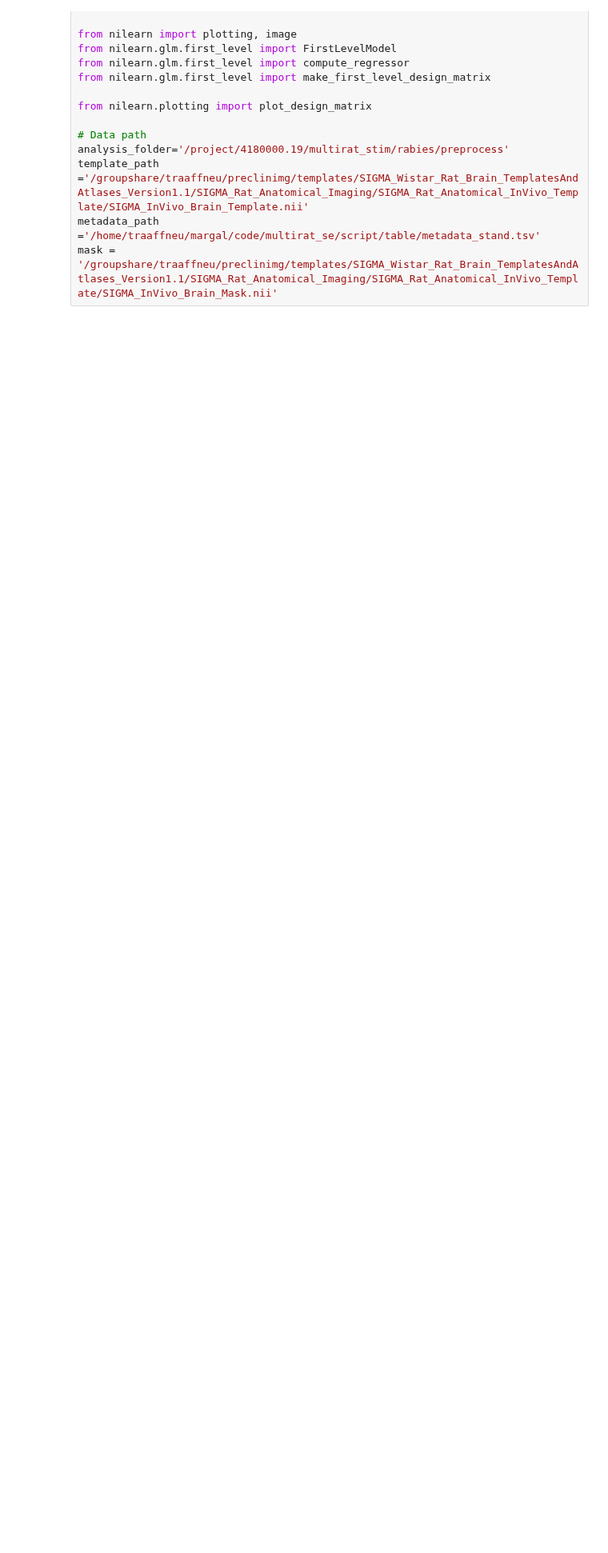
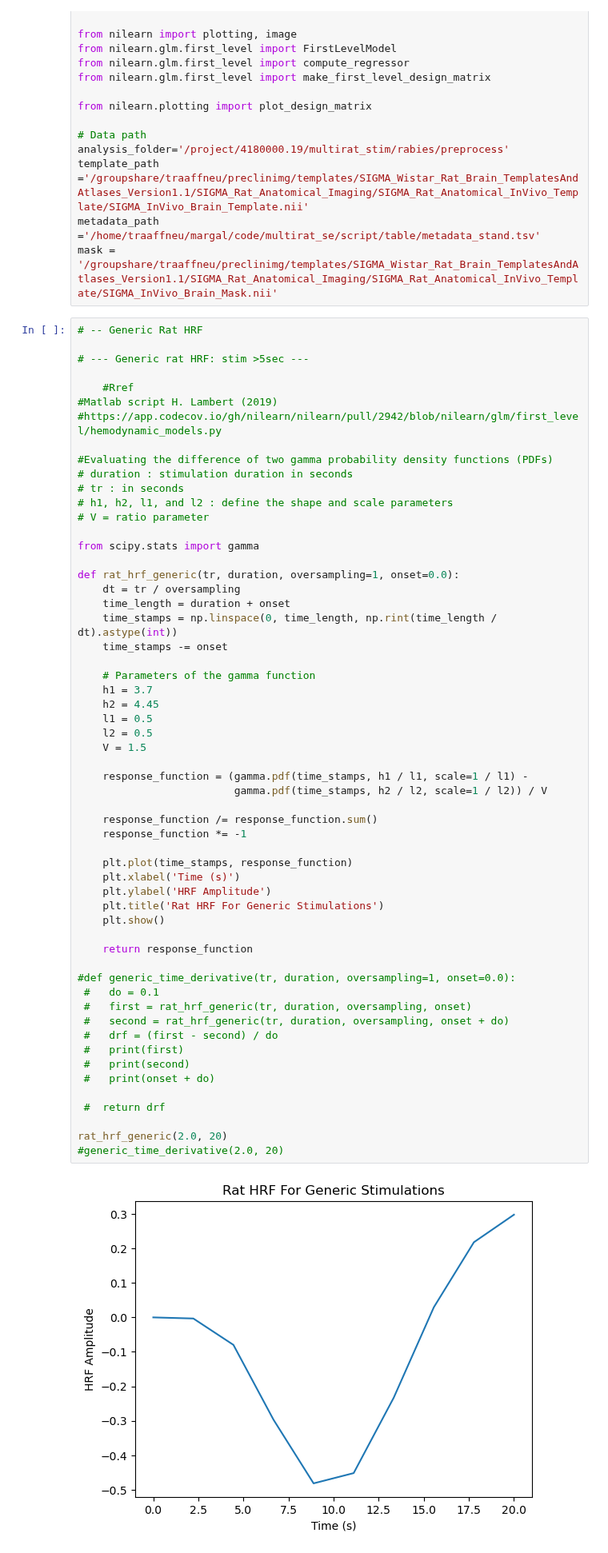
Before and after one commit to grandjeanlab/multirat_se, a Jupyter notebook: script/scratch_rat_hrf.ipynb, the cells around one changed output. Shown at 80% size. Cells and saved outputs as stored; diff of their text form; blank space fills up the shorter version.

```diff
--- a/script/scratch_rat_hrf.ipynb
+++ b/script/scratch_rat_hrf.ipynb
@@ -19,3 +19,62 @@ analysis_folder='/project/4180000.19/multirat_stim/rabies/preprocess'
 template_path ='/groupshare/traaffneu/preclinimg/templates/SIGMA_Wistar_Rat_Brain_TemplatesAndAtlases_Version1.1/SIGMA_Rat_Anatomical_Imaging/SIGMA_Rat_Anatomical_InVivo_Template/SIGMA_InVivo_Brain_Template.nii'
 metadata_path ='/home/traaffneu/margal/code/multirat_se/script/table/metadata_stand.tsv'
 mask = '/groupshare/traaffneu/preclinimg/templates/SIGMA_Wistar_Rat_Brain_TemplatesAndAtlases_Version1.1/SIGMA_Rat_Anatomical_Imaging/SIGMA_Rat_Anatomical_InVivo_Template/SIGMA_InVivo_Brain_Mask.nii'
+# %%
+# -- Generic Rat HRF
+
+# --- Generic rat HRF: stim >5sec ---
+
+    #Rref
+#Matlab script H. Lambert (2019)
+#https://app.codecov.io/gh/nilearn/nilearn/pull/2942/blob/nilearn/glm/first_level/hemodynamic_models.py
+
+#Evaluating the difference of two gamma probability density functions (PDFs)
+# duration : stimulation duration in seconds
+# tr : in seconds
+# h1, h2, l1, and l2 : define the shape and scale parameters
+# V = ratio parameter
+
+from scipy.stats import gamma
+
+def rat_hrf_generic(tr, duration, oversampling=1, onset=0.0):
+    dt = tr / oversampling
+    time_length = duration + onset
+    time_stamps = np.linspace(0, time_length, np.rint(time_length / dt).astype(int))
+    time_stamps -= onset
+
+    # Parameters of the gamma function
+    h1 = 3.7
+    h2 = 4.45
+    l1 = 0.5
+    l2 = 0.5
+    V = 1.5
+
+    response_function = (gamma.pdf(time_stamps, h1 / l1, scale=1 / l1) -
+                         gamma.pdf(time_stamps, h2 / l2, scale=1 / l2)) / V
+
+    response_function /= response_function.sum()
+    response_function *= -1
+
+    plt.plot(time_stamps, response_function)
+    plt.xlabel('Time (s)')
+    plt.ylabel('HRF Amplitude')
+    plt.title('Rat HRF For Generic Stimulations')
+    plt.show()
+
+    return response_function
+
+#def generic_time_derivative(tr, duration, oversampling=1, onset=0.0):
+ #   do = 0.1
+ #   first = rat_hrf_generic(tr, duration, oversampling, onset)
+ #   second = rat_hrf_generic(tr, duration, oversampling, onset + do)
+ #   drf = (first - second) / do
+ #   print(first)
+ #   print(second)
+ #   print(onset + do)
+
+ #  return drf
+
+rat_hrf_generic(2.0, 20)
+#generic_time_derivative(2.0, 20)
+# %% [output]
+[figure, added]
```
Also changed, not shown: parts of 8 cells of this notebook.
